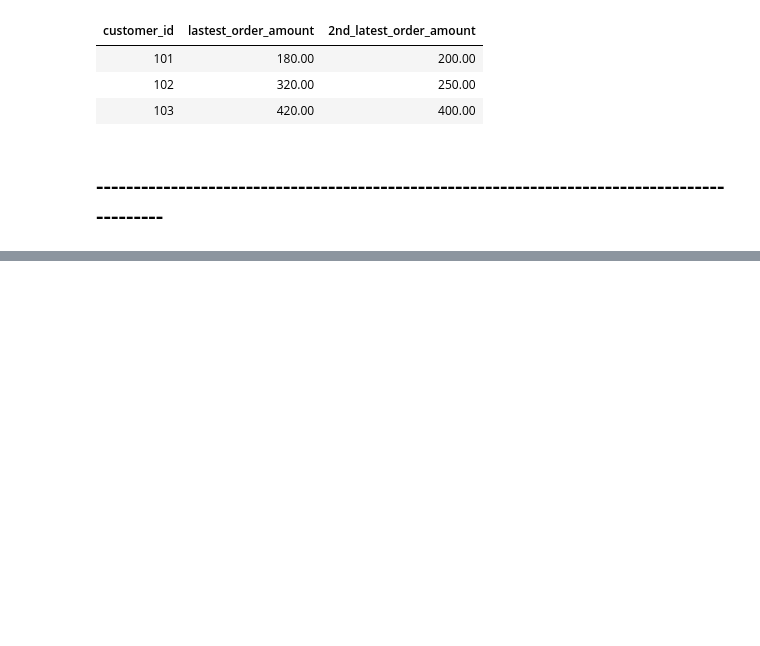
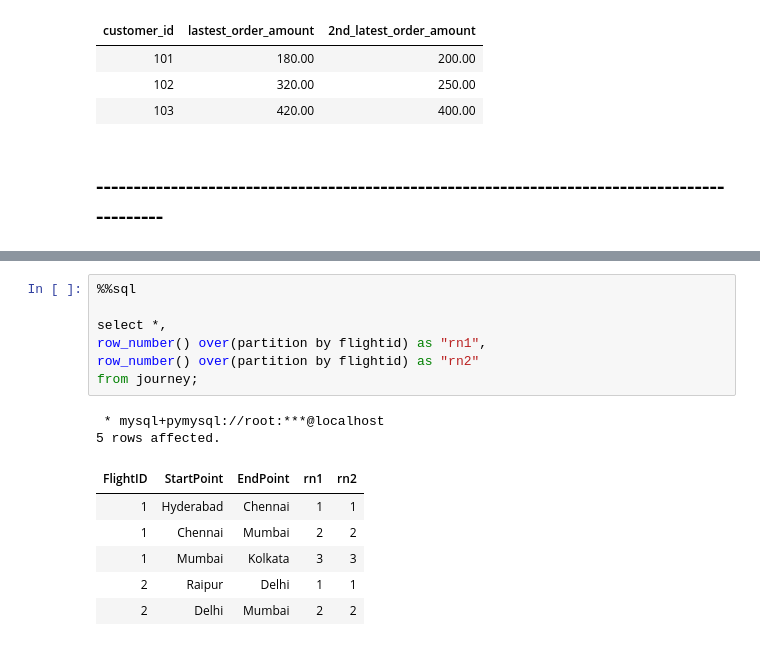
Before and after one commit to sanjaybaskaran1/jupyter-sql, a Jupyter notebook: CASE STATEMENT BASED INTERVIEW QUESTIONS.ipynb, the cells around one changed output, grey strips where cells are left out. Saved outputs shown, nothing was run; the diff lists cells and outputs as text; blank space fills up the shorter version.

```diff
--- a/CASE STATEMENT BASED INTERVIEW QUESTIONS.ipynb
+++ b/CASE STATEMENT BASED INTERVIEW QUESTIONS.ipynb
@@ -535,0 +719,16 @@ group by customer_id;
+# %%
+%%sql
+
+select *,
+row_number() over(partition by flightid) as "rn1",
+row_number() over(partition by flightid) as "rn2"
+from journey;
+# %% [output]
+ * mysql+pymysql://root:***@localhost
+5 rows affected.
+| FlightID | StartPoint | EndPoint | rn1 | rn2 |
+| 1 | Hyderabad | Chennai | 1 | 1 |
+| 1 | Chennai | Mumbai | 2 | 2 |
+| 1 | Mumbai | Kolkata | 3 | 3 |
+| 2 | Raipur | Delhi | 1 | 1 |
+| 2 | Delhi | Mumbai | 2 | 2 |
```
Also changed, not shown: parts of 16 cells of this notebook.
